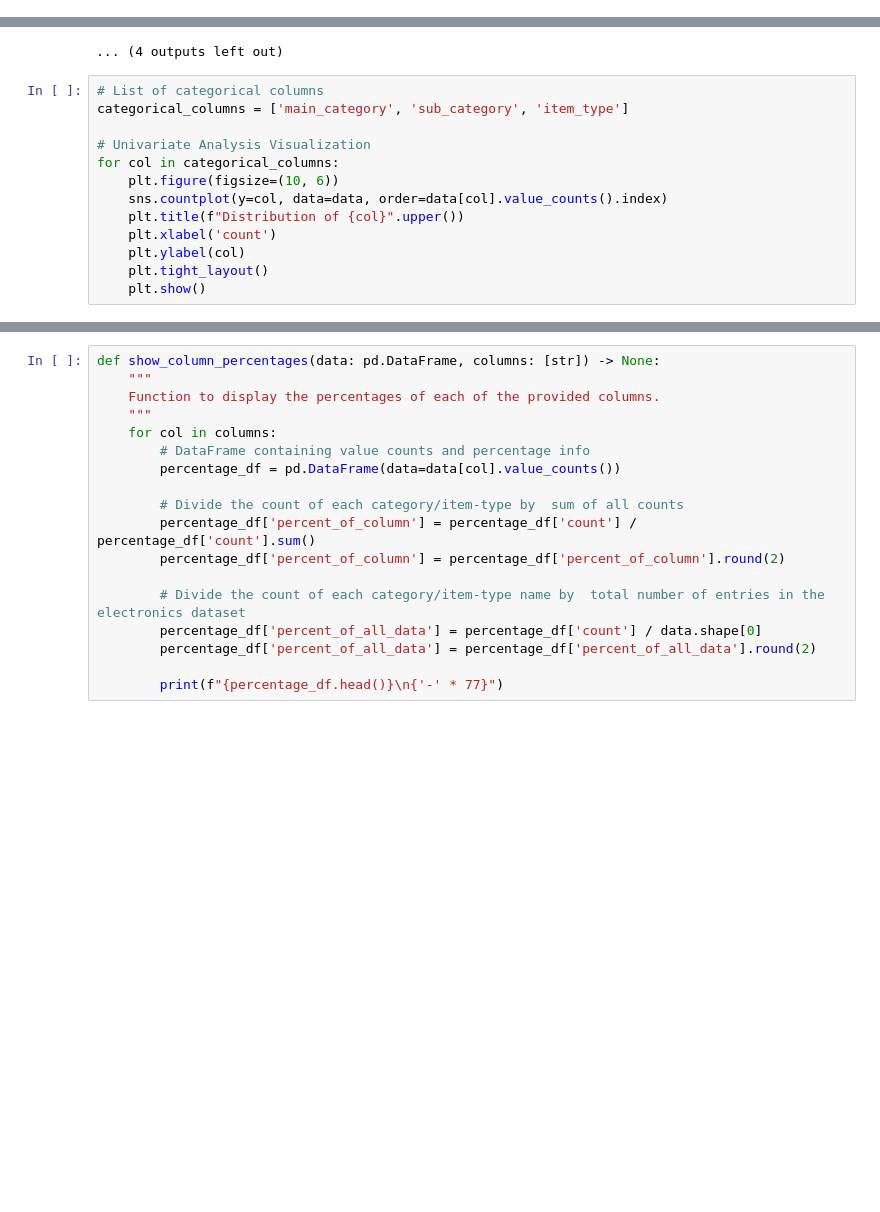
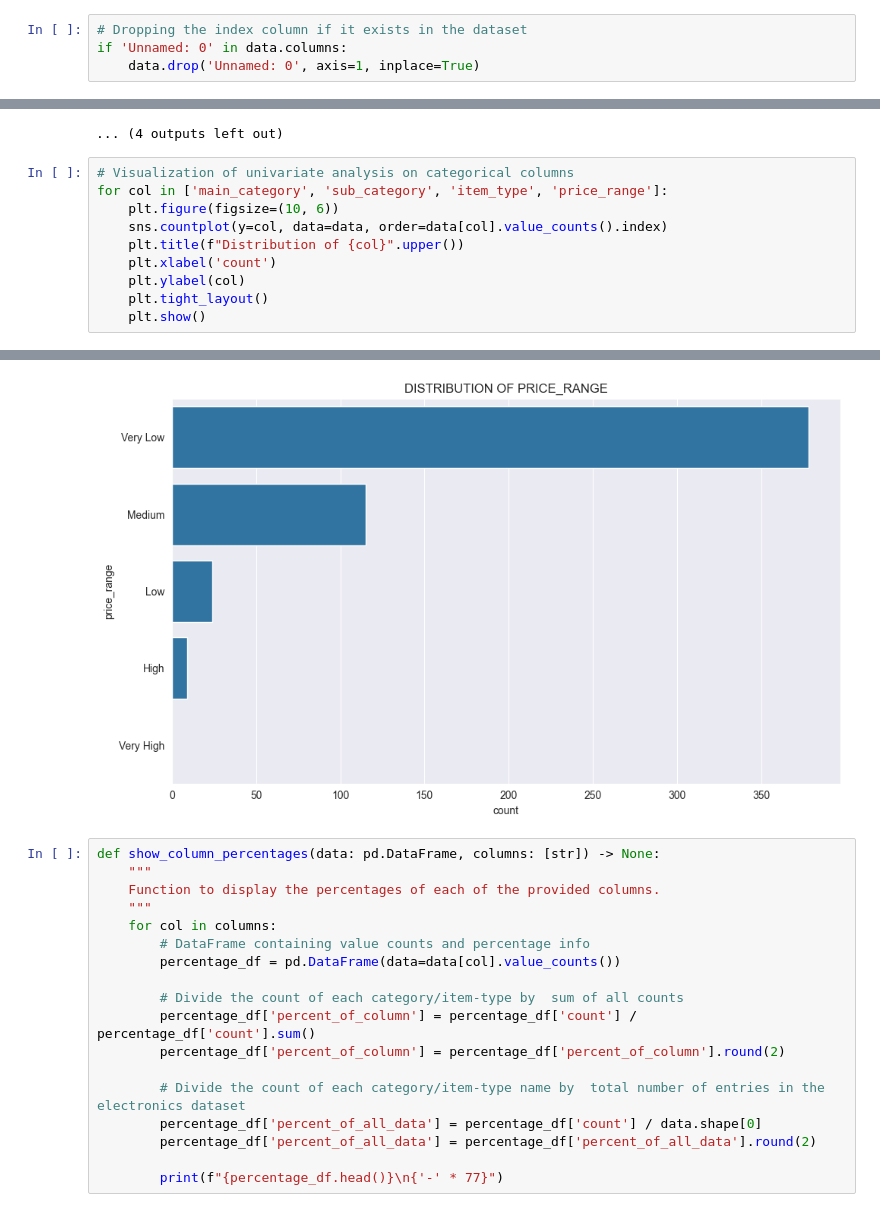
Before and after one commit to anthonyvann/eCommerce-Dataset-Analysis, a Jupyter notebook: EDA.ipynb, the cells around one changed output, grey strips where cells are left out. Saved outputs shown, nothing was run; the diff lists cells and outputs as text; blank space fills up the shorter version.

```diff
--- a/EDA.ipynb
+++ b/EDA.ipynb
@@ -13,6 +17,10 @@ from textblob import TextBlob
 # %%
 # Reading the dataset to a DataFrame
 data = pd.read_csv('./amazon.csv')
+# %%
+# Dropping the index column if it exists in the dataset
+if 'Unnamed: 0' in data.columns:
+    data.drop('Unnamed: 0', axis=1, inplace=True)
 # %% [markdown]
 ***
 ## Examine the Data
@@ -452,22 +460,20 @@ discount_amount (right skewed: 3.44)
 [figure]
 ... (4 outputs left out)
 # %%
-# List of categorical columns
-categorical_columns = ['main_category', 'sub_category', 'item_type']
-
-# Univariate Analysis Visualization
-for col in categorical_columns:
+# Visualization of univariate analysis on categorical columns
+for col in ['main_category', 'sub_category', 'item_type', 'price_range']:
     plt.figure(figsize=(10, 6))
     sns.countplot(y=col, data=data, order=data[col].value_counts().index)
     plt.title(f"Distribution of {col}".upper())
     plt.xlabel('count')
     plt.ylabel(col)
     plt.tight_layout()
     plt.show()
 # %% [output]
 [figure]
 [figure]
 [figure]
+[figure, added]
 # %%
 def show_column_percentages(data: pd.DataFrame, columns: [str]) -> None:
     """
```
Also changed, not shown: parts of 11 cells of this notebook.
